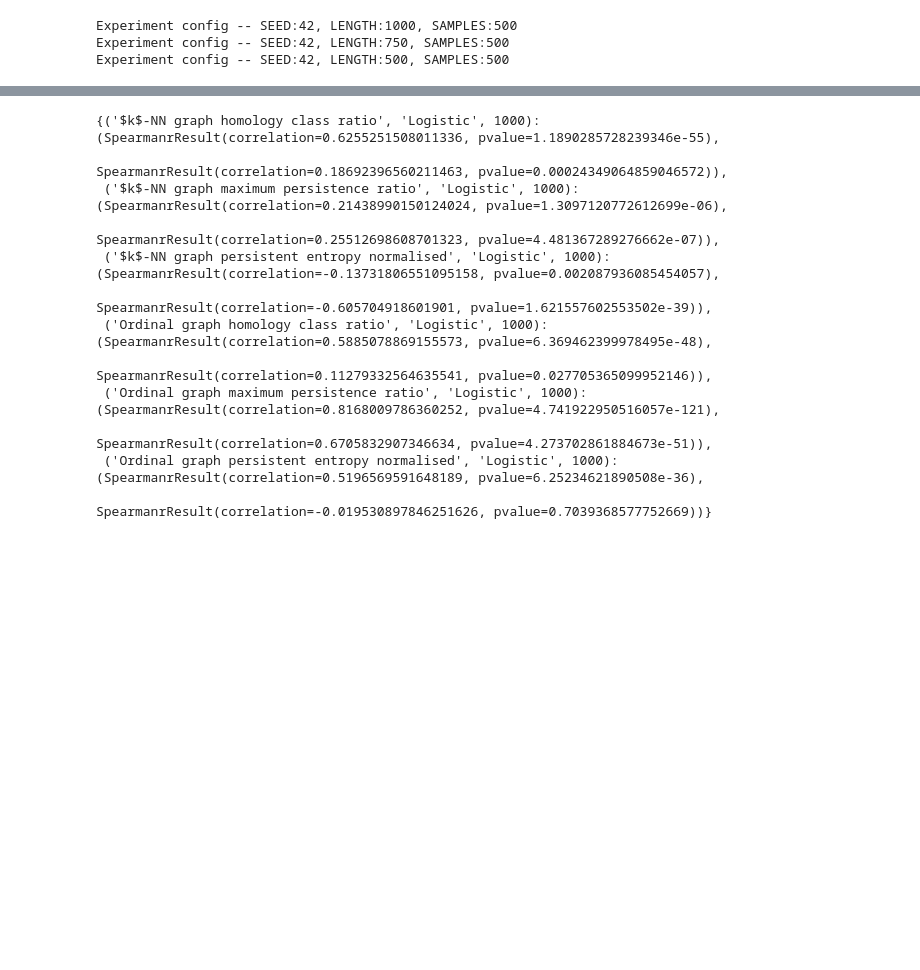
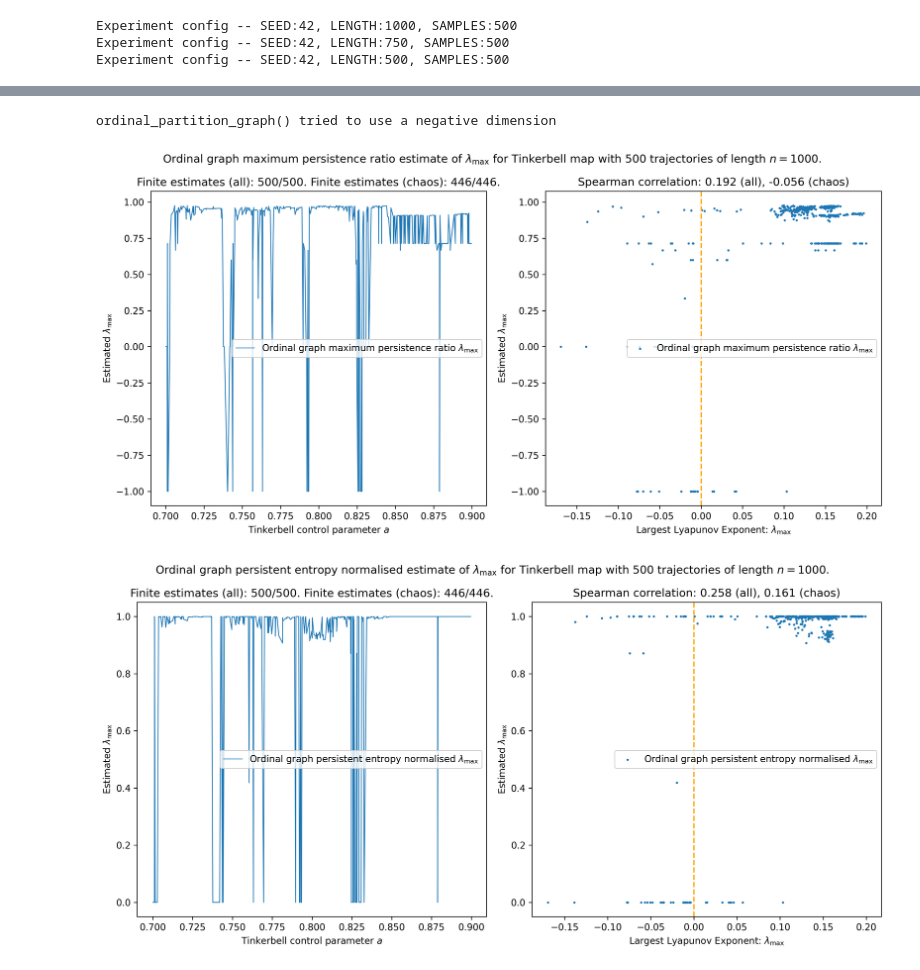
Before and after one commit to colinstephen/topological_divergences, a Jupyter notebook: benchmarks_tda_hvg.ipynb, the cells around one changed output, grey strips where cells are left out. Drawn from its saved outputs; the diff is of its cells as text; code cells hidden in the pictures; blank space fills up the shorter version.

```diff
--- a/benchmarks_tda_hvg.ipynb
+++ b/benchmarks_tda_hvg.ipynb
@@ -168,4 +67,0 @@ for estimate_name, estimates in logistic_tda.items():
-# %%
-
-# distance_matrices = [DistanceMatrixFixed(A) for A in knn_graphs]
-distance_matrices_opn = lbv.map_sync(DistanceMatrixFixed, opn_graphs)
@@ -176,29 +67,0 @@ opn_diagrams = lbv.map_sync(PH_network, distance_matrices_opn)
-# %%
-opn_graphs_2d = []
-for G in opn_graphs:
-    if len(G) > 0:
-        opn_graphs_2d.append(G)
-    else:
-        opn_graphs_2d.append(np.array([[0]]))
-knn_stats_opn = np.array([point_summaries(diagram, A) for diagram, A in zip(opn_diagrams, opn_graphs_2d)])
-knn_stats_opn = np.nan_to_num(knn_stats_opn)
-# %%
-max_persistence_ratio_opn, persistent_entropy_normalised_opn, homology_class_ratio_opn = knn_stats_opn.T
-# %%
-logistic_tda_opn = {
-    "Ordinal graph maximum persistence ratio": max_persistence_ratio_opn,
-    "Ordinal graph persistent entropy normalised": persistent_entropy_normalised_opn,
-    "Ordinal graph homology class ratio": homology_class_ratio_opn,
-}
-for estimate_name, estimates in logistic_tda_opn.items():
-    sequence_length = len(logistic_trajectories[0])-1
-    correlations[estimate_name, "Logistic", sequence_length] = plot_lce_estimate_and_correlation(
-        estimate_name,
-        "Logistic",
-        "r",
-        estimates,
-        logistic_lces,
-        logistic_control_params,
-        len(logistic_trajectories[0])-1,
-        sharey=False,
-    )
@@ -212,15 +67,0 @@ from json import dumps
-# %%
-pprint(correlations)
-# %% [output]
-{('$k$-NN graph homology class ratio', 'Logistic', 1000): (SpearmanrResult(correlation=0.6255251508011336, pvalue=1.1890285728239346e-55),
-                                                           SpearmanrResult(correlation=0.18692396560211463, pvalue=0.00024349064859046572)),
- ('$k$-NN graph maximum persistence ratio', 'Logistic', 1000): (SpearmanrResult(correlation=0.21438990150124024, pvalue=1.3097120772612699e-06),
-                                                                SpearmanrResult(correlation=0.25512698608701323, pvalue=4.481367289276662e-07)),
- ('$k$-NN graph persistent entropy normalised', 'Logistic', 1000): (SpearmanrResult(correlation=-0.13731806551095158, pvalue=0.002087936085454057),
-                                                                    SpearmanrResult(correlation=-0.605704918601901, pvalue=1.621557602553502e-39)),
- ('Ordinal graph homology class ratio', 'Logistic', 1000): (SpearmanrResult(correlation=0.5885078869155573, pvalue=6.369462399978495e-48),
-                                                            SpearmanrResult(correlation=0.11279332564635541, pvalue=0.027705365099952146)),
- ('Ordinal graph maximum persistence ratio', 'Logistic', 1000): (SpearmanrResult(correlation=0.8168009786360252, pvalue=4.741922950516057e-121),
-                                                                 SpearmanrResult(correlation=0.6705832907346634, pvalue=4.273702861884673e-51)),
- ('Ordinal graph persistent entropy normalised', 'Logistic', 1000): (SpearmanrResult(correlation=0.5196569591648189, pvalue=6.25234621890508e-36),
-                                                                     SpearmanrResult(correlation=-0.019530897846251626, pvalue=0.7039368577752669))}
@@ -226,0 +200,13 @@ pprint(correlations)
+# %%
+all_results = {}
+for sys_info in [
+    ["Logistic", "r", logistic_trajectories, logistic_control_params, logistic_lces],
+    ["Hénon", "a", henon_trajectories, henon_control_params, henon_lces],
+    ["Tinkerbell", "a", tinkerbell_trajectories, tinkerbell_control_params, tinkerbell_lces],
+    ["Ikeda", "a", ikeda_trajectories, ikeda_control_params, ikeda_lces],
+]:
+    all_results |= generate_tda_estimates(*sys_info)
+# %% [output]
+ordinal_partition_graph() tried to use a negative dimension
+[figure, added]
+[figure, added]
```
Also changed, not shown: parts of 20 cells of this notebook, 3 other files.
